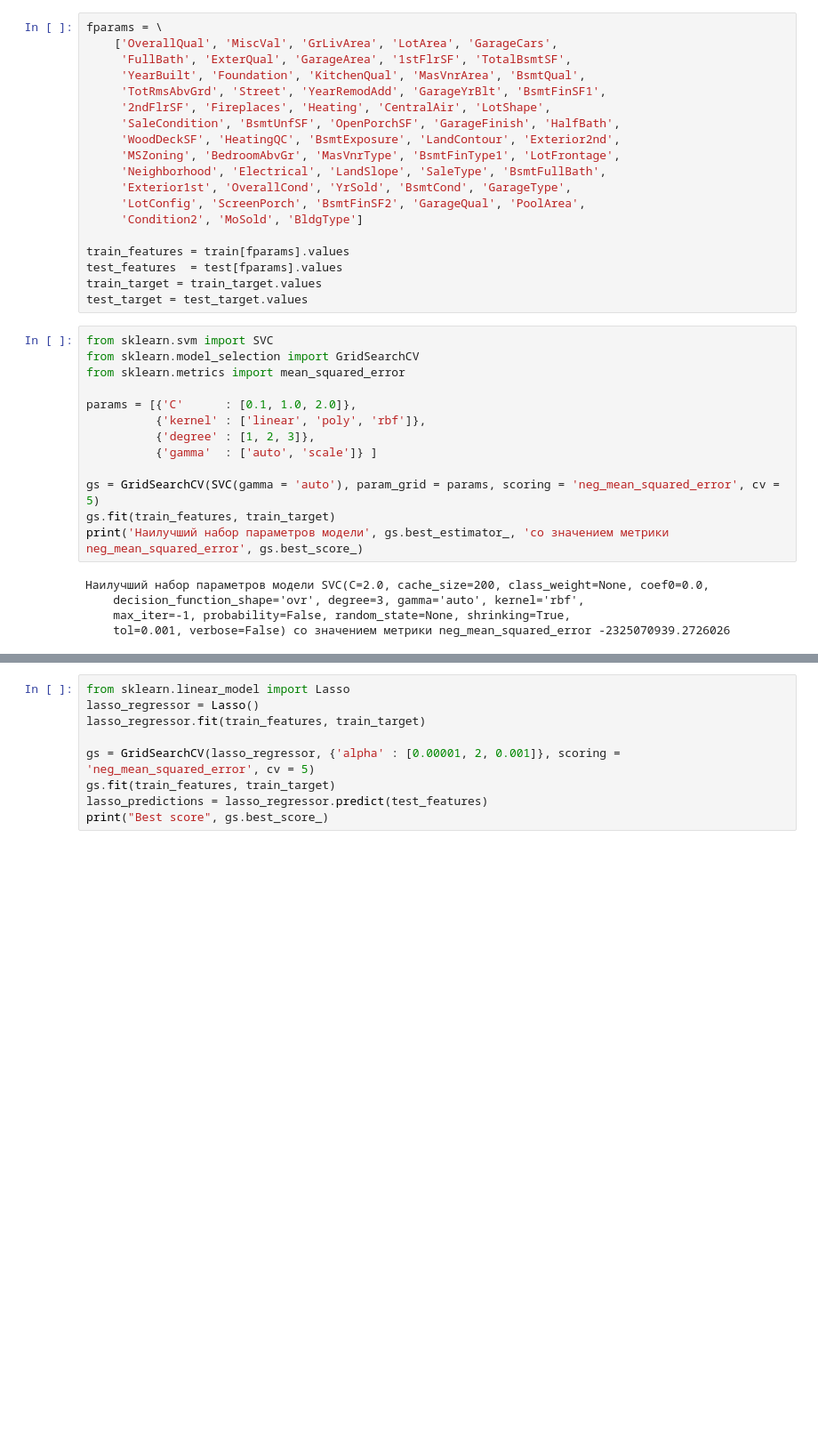
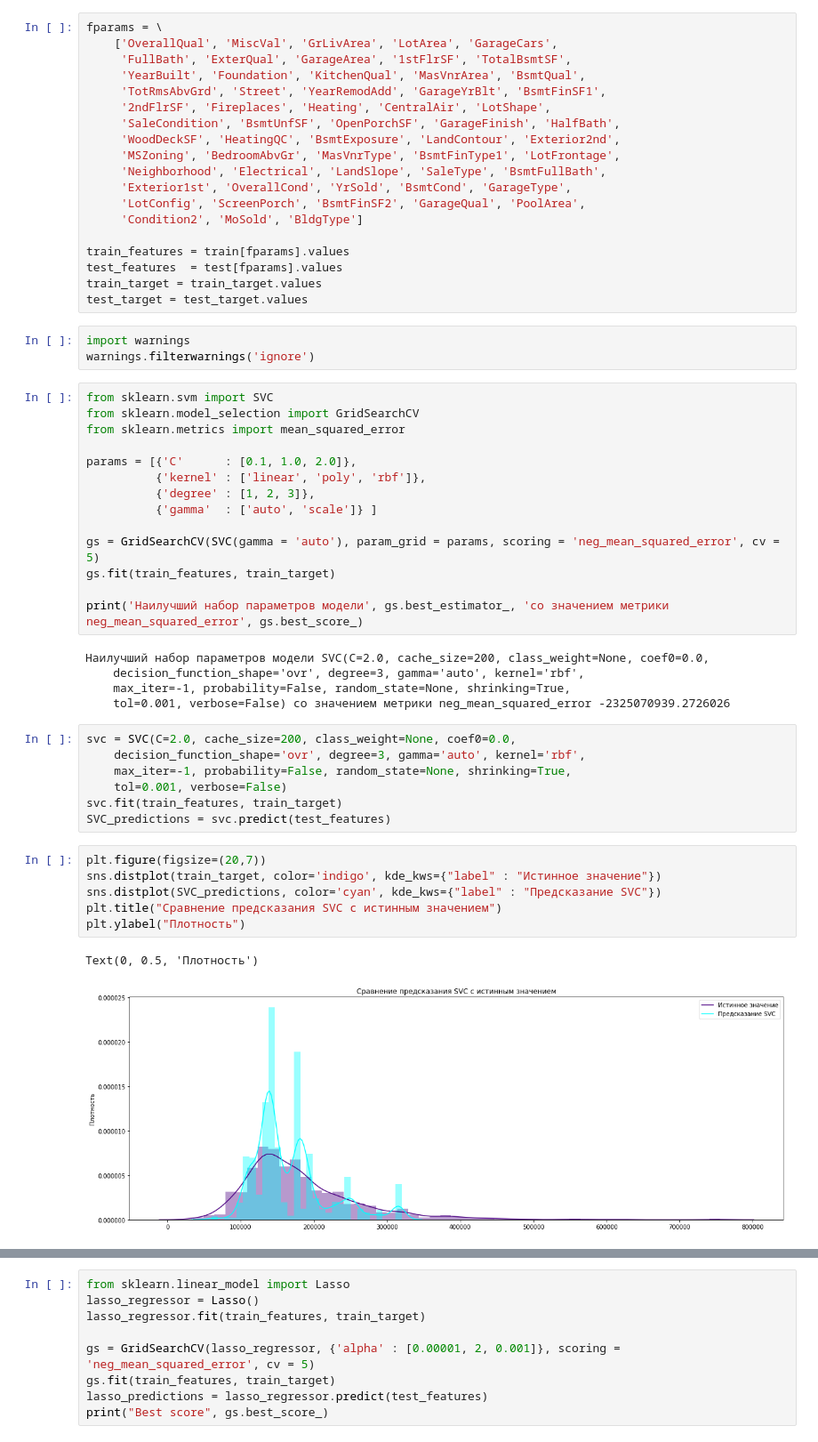
Before and after one commit to anyarulina/houseprices, a Jupyter notebook: House Prices.ipynb, the cells around one changed output, grey strips where cells are left out. Shown at 89% size. Saved outputs shown, nothing was run; the diff lists cells and outputs as text; blank space fills up the shorter version.

```diff
--- a/House Prices.ipynb
+++ b/House Prices.ipynb
@@ -179,6 +175,9 @@ train_features = train[fparams].values
 test_features  = test[fparams].values
 train_target = train_target.values
 test_target = test_target.values
+# %%
+import warnings
+warnings.filterwarnings('ignore')
 # %%
 from sklearn.svm import SVC
 from sklearn.model_selection import GridSearchCV
@@ -191,9 +190,26 @@ params = [{'C'      : [0.1, 1.0, 2.0]},
 
 gs = GridSearchCV(SVC(gamma = 'auto'), param_grid = params, scoring = 'neg_mean_squared_error', cv = 5)
 gs.fit(train_features, train_target)
+
 print('Наилучший набор параметров модели', gs.best_estimator_, 'со значением метрики neg_mean_squared_error', gs.best_score_)
 # %% [output]
 Наилучший набор параметров модели SVC(C=2.0, cache_size=200, class_weight=None, coef0=0.0,
     decision_function_shape='ovr', degree=3, gamma='auto', kernel='rbf',
     max_iter=-1, probability=False, random_state=None, shrinking=True,
     tol=0.001, verbose=False) со значением метрики neg_mean_squared_error -2325070939.2726026
+# %%
+svc = SVC(C=2.0, cache_size=200, class_weight=None, coef0=0.0,
+    decision_function_shape='ovr', degree=3, gamma='auto', kernel='rbf',
+    max_iter=-1, probability=False, random_state=None, shrinking=True,
+    tol=0.001, verbose=False)
+svc.fit(train_features, train_target)
+SVC_predictions = svc.predict(test_features)
+# %%
+plt.figure(figsize=(20,7))
+sns.distplot(train_target, color='indigo', kde_kws={"label" : "Истинное значение"})
+sns.distplot(SVC_predictions, color='cyan', kde_kws={"label" : "Предсказание SVC"})
+plt.title("Сравнение предсказания SVC с истинным значением")
+plt.ylabel("Плотность")
+# %% [output]
+Text(0, 0.5, 'Плотность')
+[figure, added]
```
Also changed, not shown: parts of 6 cells of this notebook.
